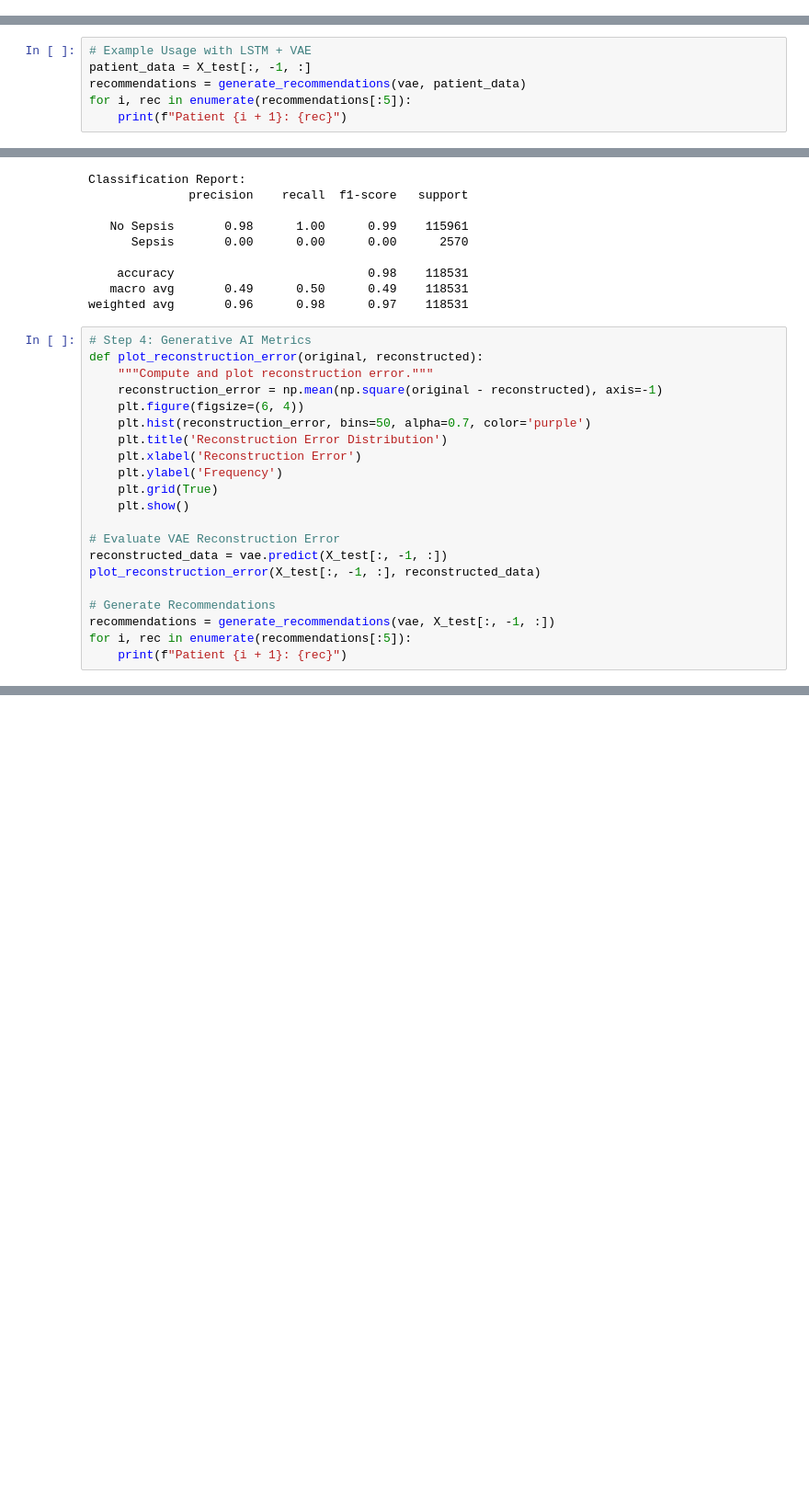
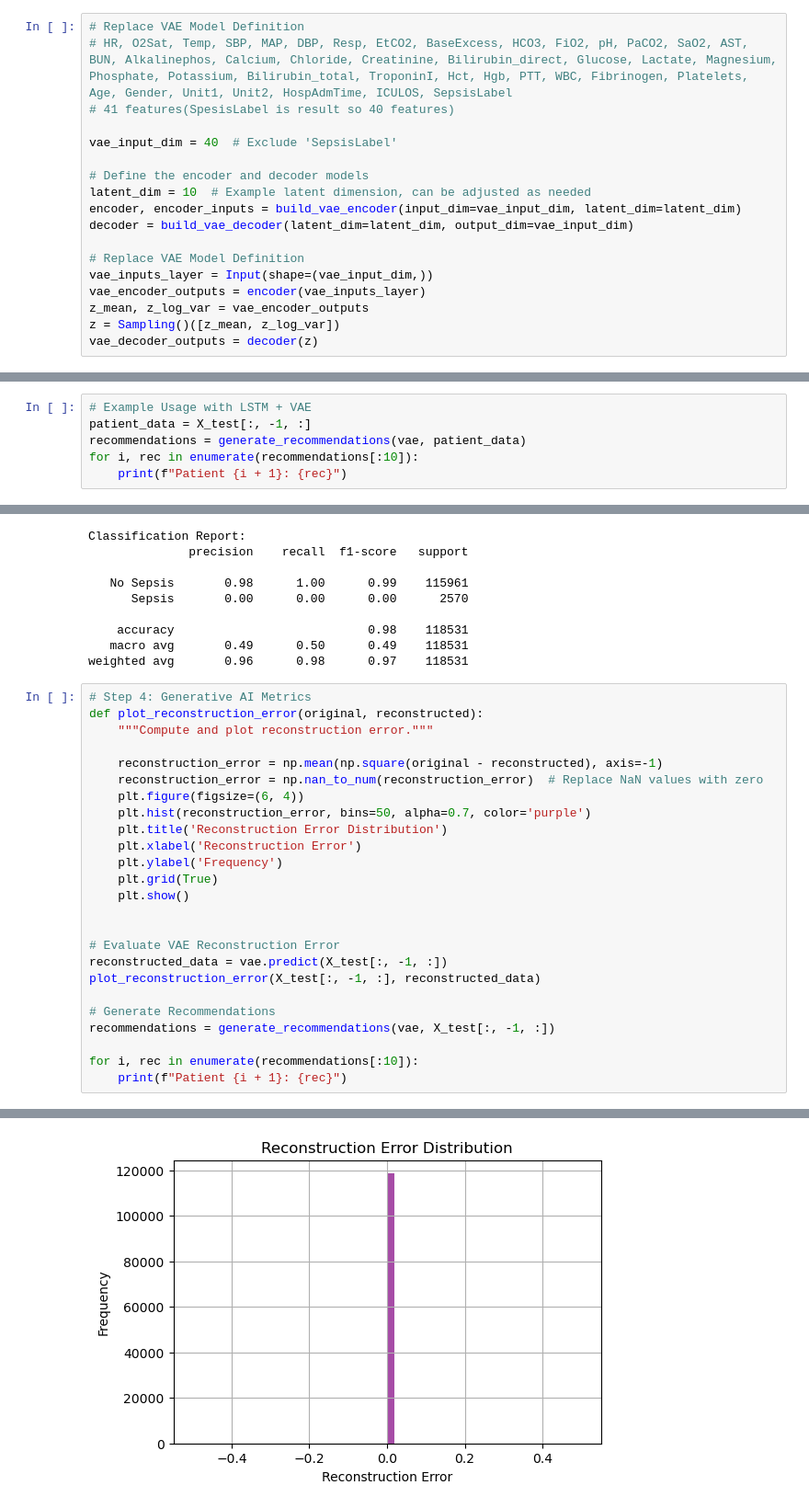
Before and after one commit to xinqilee/alternative-assignmenr-aml, a Jupyter notebook: sepsis_lstm_wj.ipynb, the cells around one changed output, grey strips where cells are left out. Shown: that part at 92% size. Cells and saved outputs as stored; diff of their text form; blank space fills up the shorter version.

```diff
--- a/sepsis_lstm_wj.ipynb
+++ b/sepsis_lstm_wj.ipynb
@@ -211,3 +194,21 @@ vae_decoder_outputs = decoder(z)
+# %%
+# Replace VAE Model Definition
+# HR, O2Sat, Temp, SBP, MAP, DBP, Resp, EtCO2, BaseExcess, HCO3, FiO2, pH, PaCO2, SaO2, AST, BUN, Alkalinephos, Calcium, Chloride, Creatinine, Bilirubin_direct, Glucose, Lactate, Magnesium, Phosphate, Potassium, Bilirubin_total, TroponinI, Hct, Hgb, PTT, WBC, Fibrinogen, Platelets, Age, Gender, Unit1, Unit2, HospAdmTime, ICULOS, SepsisLabel
+# 41 features(SpesisLabel is result so 40 features)
+
+vae_input_dim = 40  # Exclude 'SepsisLabel'
+
+# Define the encoder and decoder models
+latent_dim = 10  # Example latent dimension, can be adjusted as needed
+encoder, encoder_inputs = build_vae_encoder(input_dim=vae_input_dim, latent_dim=latent_dim)
+decoder = build_vae_decoder(latent_dim=latent_dim, output_dim=vae_input_dim)
+
+# Replace VAE Model Definition
+vae_inputs_layer = Input(shape=(vae_input_dim,))
+vae_encoder_outputs = encoder(vae_inputs_layer)
+z_mean, z_log_var = vae_encoder_outputs
+z = Sampling()([z_mean, z_log_var])
+vae_decoder_outputs = decoder(z)
 # %%
 # Add Loss Computation Layer
 vae_outputs = VAELossLayer()([vae_inputs_layer, vae_decoder_outputs, z_mean, z_log_var])
@@ -234,5 +254,5 @@ def generate_recommendations(vae, patient_data):
 # Example Usage with LSTM + VAE
 patient_data = X_test[:, -1, :]
 recommendations = generate_recommendations(vae, patient_data)
-for i, rec in enumerate(recommendations[:5]):
+for i, rec in enumerate(recommendations[:10]):
     print(f"Patient {i + 1}: {rec}")
@@ -338,7 +370,9 @@ weighted avg       0.96      0.98      0.97    118531
 # Step 4: Generative AI Metrics
 def plot_reconstruction_error(original, reconstructed):
     """Compute and plot reconstruction error."""
+
     reconstruction_error = np.mean(np.square(original - reconstructed), axis=-1)
+    reconstruction_error = np.nan_to_num(reconstruction_error)  # Replace NaN values with zero
     plt.figure(figsize=(6, 4))
     plt.hist(reconstruction_error, bins=50, alpha=0.7, color='purple')
     plt.title('Reconstruction Error Distribution')
@@ -347,11 +381,14 @@ def plot_reconstruction_error(original, reconstructed):
     plt.grid(True)
     plt.show()
 
+
 # Evaluate VAE Reconstruction Error
 reconstructed_data = vae.predict(X_test[:, -1, :])
 plot_reconstruction_error(X_test[:, -1, :], reconstructed_data)
 
 # Generate Recommendations
 recommendations = generate_recommendations(vae, X_test[:, -1, :])
-for i, rec in enumerate(recommendations[:5]):
+
+for i, rec in enumerate(recommendations[:10]):
     print(f"Patient {i + 1}: {rec}")
+# %% [output]
@@ -357,0 +396 @@ for i, rec in enumerate(recommendations[:5]):
+[figure, added]
```
Also changed, not shown: parts of 10 cells of this notebook.
